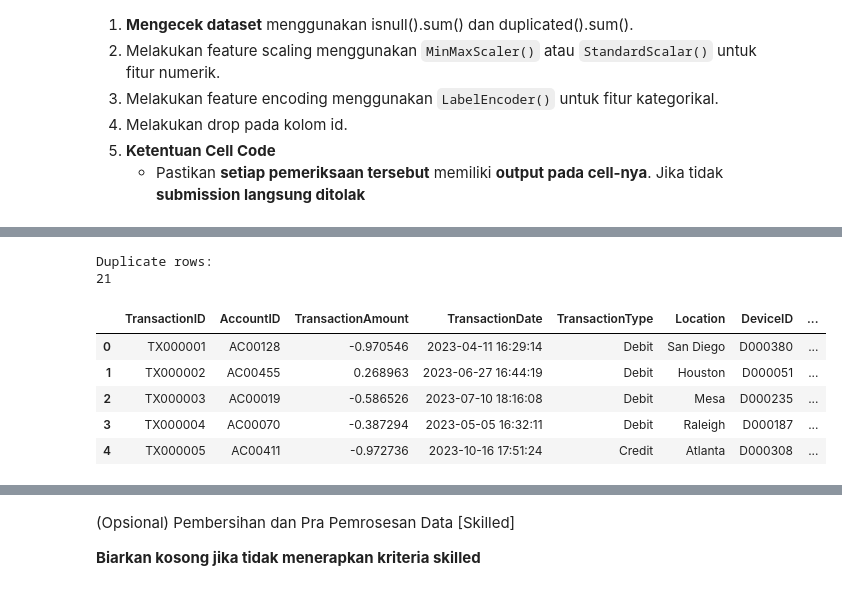
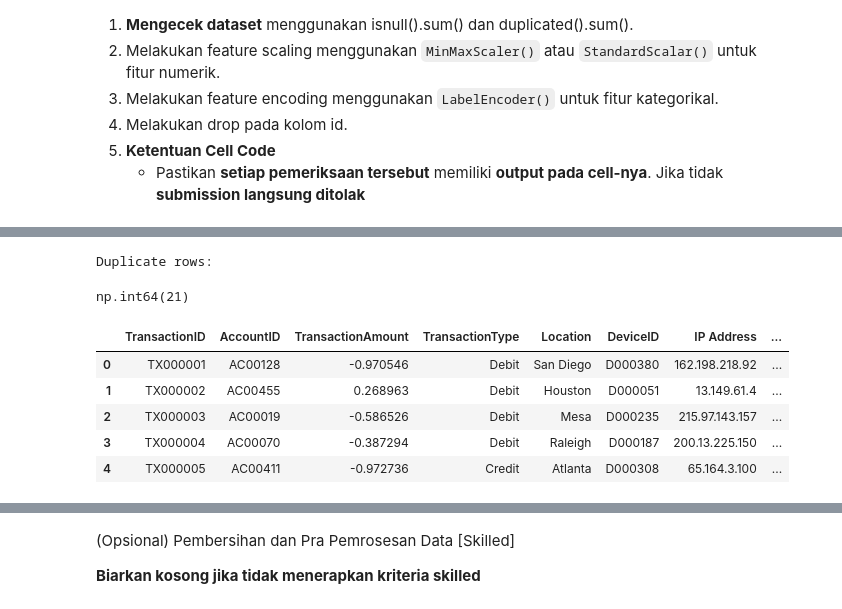
Before and after one commit to redomeire/banking-ml, a Jupyter notebook: [Clustering]_Submission_Akhir_BMLP_Redomeire.ipynb, the cells around one changed output, grey strips where cells are left out. Drawn from its saved outputs; the diff is of its cells as text; code cells hidden in the pictures.

```diff
--- a/[Clustering]_Submission_Akhir_BMLP_Redomeire.ipynb
+++ b/[Clustering]_Submission_Akhir_BMLP_Redomeire.ipynb
@@ -195,23 +196,30 @@ dtype: int64
 # %%
 # Mengecek dataset menggunakan duplicated().sum()
 print('\nDuplicate rows: ')
-print(df.duplicated().sum())
+df.duplicated().sum()
 # %% [output]
 Duplicate rows:
-21
+np.int64(21)
 # %%
 # Melakukan feature scaling menggunakan MinMaxScaler() atau StandardScalar() untuk fitur numerik.
 # Pastikan kamu menggunakan function head setelah melalukan scaling.
 scaler = StandardScaler()
+df_scaled = df.copy()
+# Mengubah kolom TransactionDate dan PreviousTransactionDate menjadi tipe datetime kemudian ekstrak menjadi kolom DaysSinceLastTransaction
+df_scaled['TransactionDate'] = pd.to_datetime(df_scaled['TransactionDate'])
+df_scaled['PreviousTransactionDate'] = pd.to_datetime(df_scaled['PreviousTransactionDate'])
+df_scaled['DaysSinceLastTransaction'] = (df_scaled['PreviousTransactionDate'] - df_scaled['TransactionDate']).dt.days
+df_scaled = df_scaled.drop(columns=['TransactionDate', 'PreviousTransactionDate'])
 
-df[num_features.columns] = scaler.fit_transform(num_features)
-df.head()
+num_features = df_scaled.select_dtypes(include=[np.number])
+df_scaled[num_features.columns] = scaler.fit_transform(num_features)
+df_scaled.head()
 # %% [output]
-|  | TransactionID | AccountID | TransactionAmount | TransactionDate | TransactionType | Location | DeviceID | ... |
-| 0 | TX000001 | AC00128 | -0.970546 | 2023-04-11 16:29:14 | Debit | San Diego | D000380 | ... |
-| 1 | TX000002 | AC00455 | 0.268963 | 2023-06-27 16:44:19 | Debit | Houston | D000051 | ... |
-| 2 | TX000003 | AC00019 | -0.586526 | 2023-07-10 18:16:08 | Debit | Mesa | D000235 | ... |
-| 3 | TX000004 | AC00070 | -0.387294 | 2023-05-05 16:32:11 | Debit | Raleigh | D000187 | ... |
-| 4 | TX000005 | AC00411 | -0.972736 | 2023-10-16 17:51:24 | Credit | Atlanta | D000308 | ... |
+|  | TransactionID | AccountID | TransactionAmount | TransactionType | Location | DeviceID | IP Address | ... |
+| 0 | TX000001 | AC00128 | -0.970546 | Debit | San Diego | D000380 | 162.198.218.92 | ... |
+| 1 | TX000002 | AC00455 | 0.268963 | Debit | Houston | D000051 | 13.149.61.4 | ... |
+| 2 | TX000003 | AC00019 | -0.586526 | Debit | Mesa | D000235 | 215.97.143.157 | ... |
+| 3 | TX000004 | AC00070 | -0.387294 | Debit | Raleigh | D000187 | 200.13.225.150 | ... |
+| 4 | TX000005 | AC00411 | -0.972736 | Credit | Atlanta | D000308 | 65.164.3.100 | ... |
 # %%
 # Melakukan drop pada kolom yang memiliki keterangan id dan IP Address
```
Also changed, not shown: parts of 20 cells of this notebook, 2 other files.
